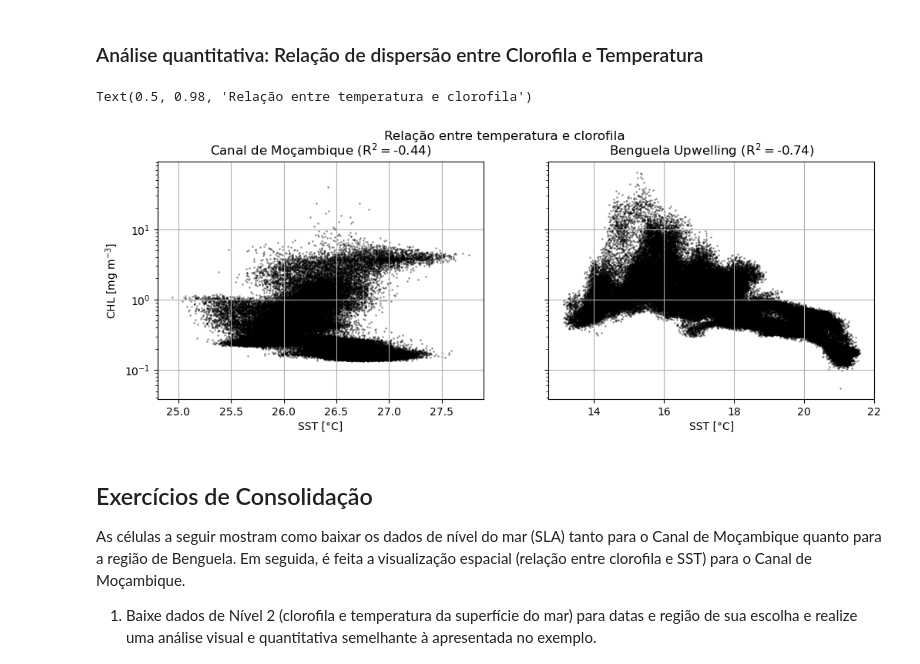
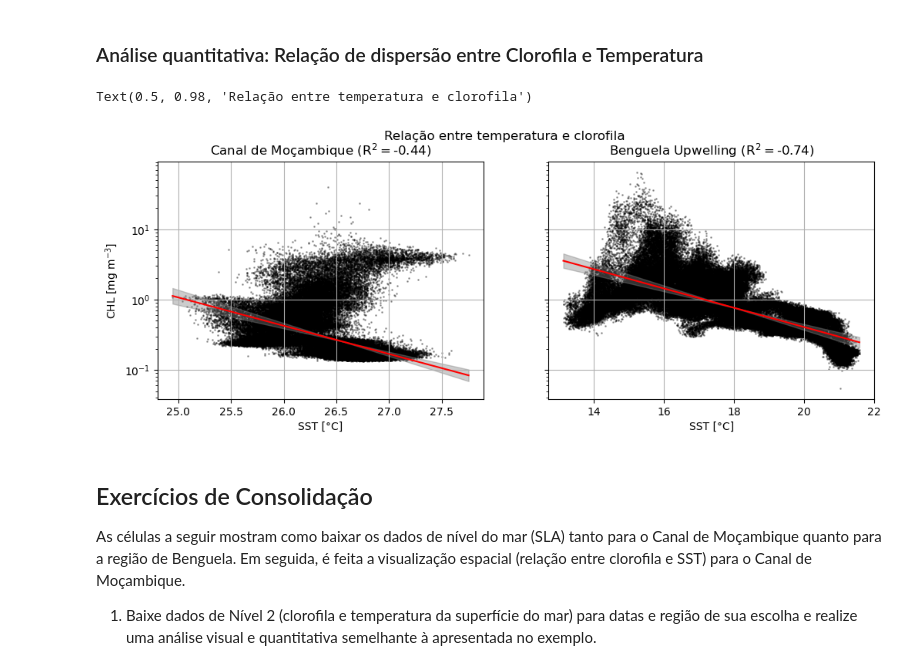
Before and after one commit to Elgyii/Treinamento-em-Sensoriamento-Remoto-Aplicado-ECOPs-2025, a Jupyter notebook: modulo3/modulo3d2.ipynb, the cells around one changed output. Cells and saved outputs as stored; diff of their text form; code cells hidden in the pictures.

```diff
--- a/modulo3/modulo3d2.ipynb
+++ b/modulo3/modulo3d2.ipynb
@@ -190,10 +199,6 @@ def get_subset(data, lon, lat, bbox):
 # %%
 def visualizar_dispersao(x, y, ax, xlabel="SST [°C]", ylabel="CHL [mg m$^{-3}$]", yscale='lin'):
-	if not isinstance(x, np.ndarray):
-		x = x.values
-	if not isinstance(y, np.ndarray):
-		y = y.values
-	x, y = x.ravel(), y.ravel()
+	x, y = get_unmasked(x, y)
 	ax.scatter(x, y, s=1, alpha=0.3, color='k')
 	if xlabel: ax.set_xlabel(xlabel)
 	if ylabel: ax.set_ylabel(ylabel)
@@ -201,23 +206,54 @@ def visualizar_dispersao(x, y, ax, xlabel="SST [°C]", ylabel="CHL [mg m$^{-3}$]
 	ax.grid()
 
 	y = np.log10(y) if yscale == 'log' else y
-	idx = np.isnan(y) | np.isnan(x)
-	res = stats.pearsonr(x[~idx], y[~idx])
+	res = stats.pearsonr(x, y)
 	return res.statistic
+# %%
+def correlation_line(x, y, alpha=0.05, yscale='lin'):
+	x, y = get_unmasked(x, y)
+	if yscale=='log':
+		y = np.log10(y)
+	n = len(y)
+	xm = np.mean(x)
+	ym = np.mean(y)
+	xp = np.linspace(x.min(), x.max(), 100)
+
+	b1 = np.cov(x, y)[0, 1] / np.var(x, ddof=1)
+	b0 = ym - b1 * np.mean(x)
+	yp = b0 + b1 * xp
+
+	res = y - (b0 + b1 * x)
+	rse = np.sqrt(np.sum(res**2) / (n - 2))
+	ts = stats.t.ppf(1 - alpha/2, df=n - 2)
+	pre_se = rse * np.sqrt(1/n + (xp - xm)**2 / np.sum((xp - xm)**2))
+
+	yp_upper = yp + ts * pre_se
+	yp_lower = yp - ts * pre_se
+	if yscale=='log':
+		return xp, 10**yp, 10**yp_lower, 10**yp_upper
+	return xp, yp, yp_lower, yp_upper
 # %%
 fig, (ax, bx) = plt.subplots(ncols=2, figsize=(12, 4), sharey=True)
 
 chl_cm_subset = get_subset(cm_chl, cm_lon, cm_lat, (35, -21, 40, -18))
 chl_bu_subset = get_subset(bu_chl, bu_lon, bu_lat, (10, -27, 15, -24))
 cm_r = visualizar_dispersao(cm_sst, chl_cm_subset, ax, yscale='log')
 bu_r = visualizar_dispersao(bu_sst, chl_bu_subset, bx, yscale='log', ylabel=None)
 
+xp, yp, yl, yu = correlation_line(cm_sst, chl_cm_subset, yscale='log')
+ax.plot(xp, yp, color='red')
+ax.fill_between(xp, yl, yu, color='gray', alpha=0.4)
 ax.set_title(f'Canal de Moçambique (R$^{2}=${cm_r:.2f})')
+
+xp, yp, yl, yu = correlation_line(bu_sst, chl_bu_subset, yscale='log')
+bx.plot(xp, yp, color='red')
+bx.fill_between(xp, yl, yu, color='gray', alpha=0.4)
 bx.set_title(f'Benguela Upwelling (R$^{2}=${bu_r:.2f})')
+
 fig.suptitle("Relação entre temperatura e clorofila")
 # %% [output]
 Text(0.5, 0.98, 'Relação entre temperatura e clorofila')
-[figure, old version]
+[figure, new version]
 # %% [markdown]
 ## Exercícios de Consolidação
 
```
Also changed, not shown: parts of 3 cells of this notebook, 3 other files.
